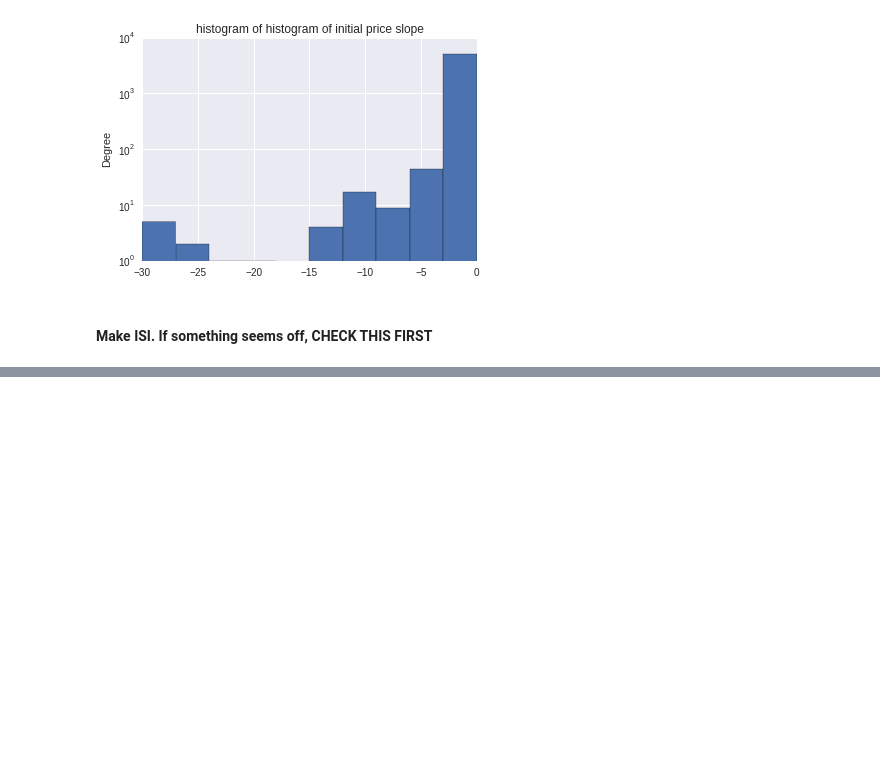
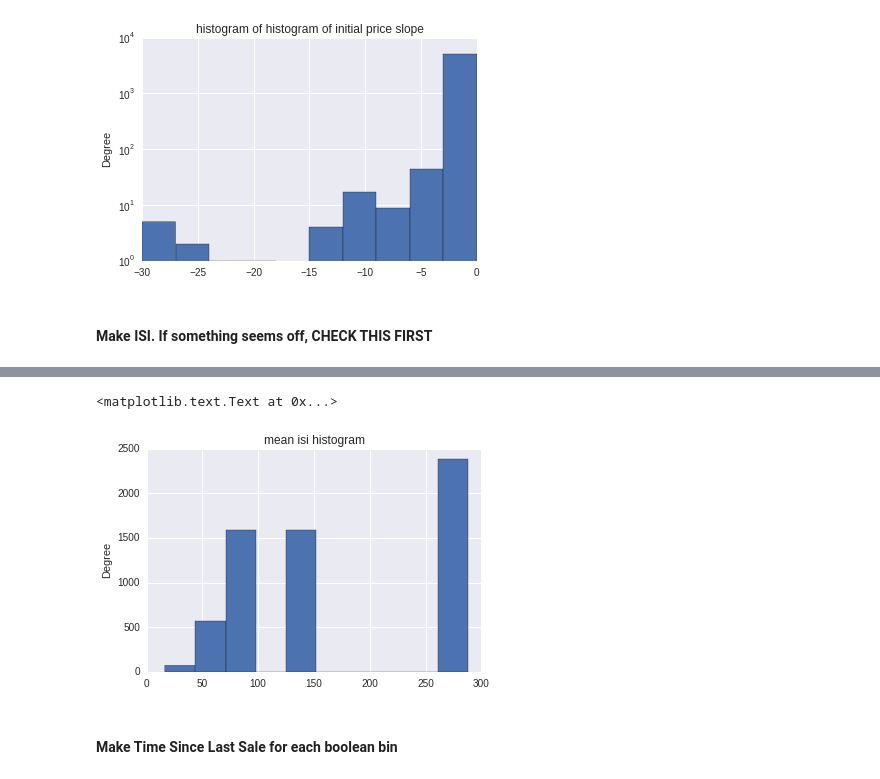
Before and after one commit to rbrackney/game_prices, a Jupyter notebook: data_analysis/make_time_series_features.ipynb, the cells around one changed output, grey strips where cells are left out. Saved outputs shown, nothing was run; the diff lists cells and outputs as text; code cells hidden in the pictures; blank space fills up the shorter version.

Commit message:
finished basic time series feature making, beginning pipeline development

```diff
--- a/data_analysis/make_time_series_features.ipynb
+++ b/data_analysis/make_time_series_features.ipynb
@@ -124,0 +105,14 @@ df['dirty_isi'] = df.saledates_no_holiday.map(make_dirty_isi)
+# %%
+def get_mean_isi_day(x_list):
+    xnp = np.array(x_list) / (60*60*24)
+    mxnp = np.mean(xnp)
+    return mxnp
+df['dirty_isi_mean'] = df.dirty_isi.apply(get_mean_isi_day)
+
+df.dirty_isi_mean.plot(kind = 'hist')
+plt.title('mean isi histogram')
+# %% [output]
+<matplotlib.text.Text at 0x...>
+[figure, added]
+# %% [markdown]
+<h4>Make Time Since Last Sale for each boolean bin
```
Also changed, not shown: parts of 12 cells of this notebook, 4 other files.
